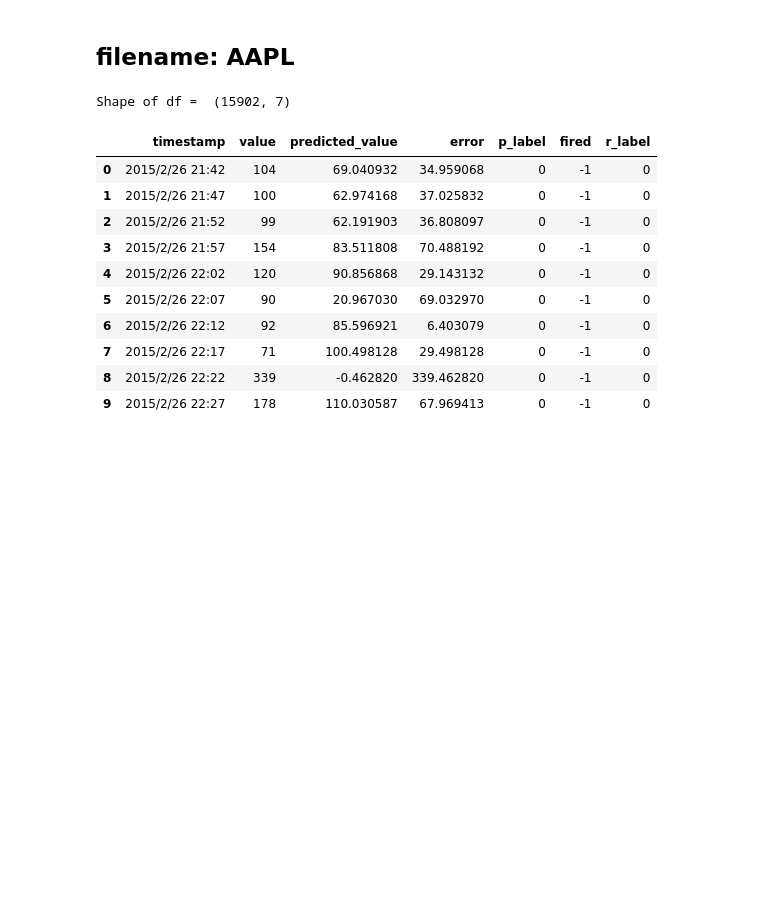
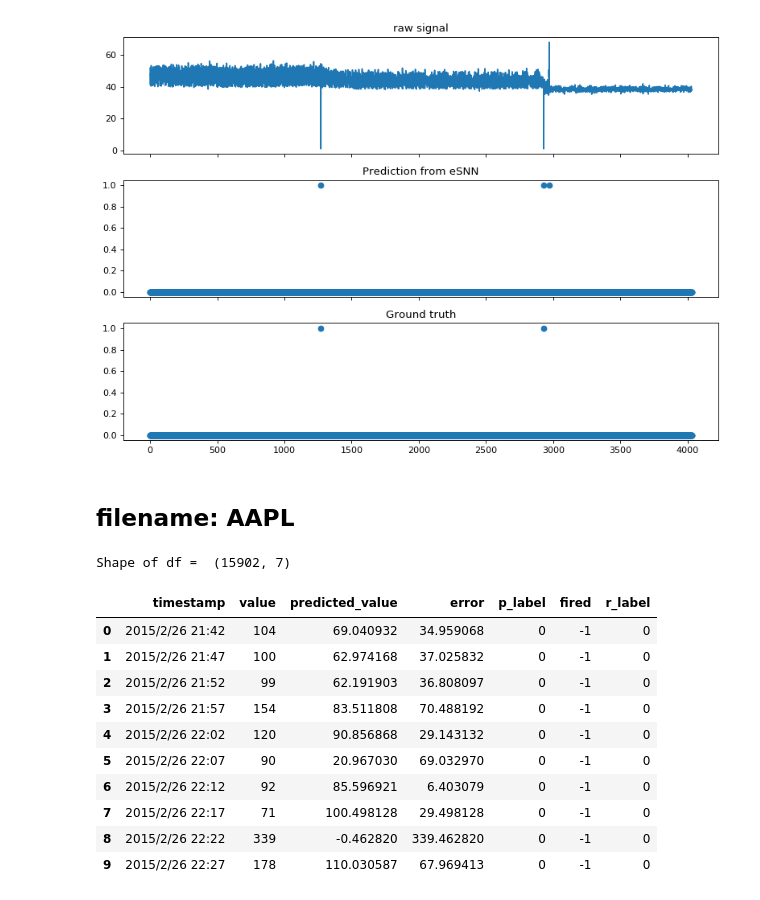
Before and after one commit to yjjuan/eSNN_cplusplus, a Jupyter notebook: drift_detection/20200325_performance_check.ipynb, the cells around one changed output. Saved outputs shown, nothing was run; the diff lists cells and outputs as text; code cells hidden in the pictures; blank space fills up the shorter version.

```diff
--- a/drift_detection/20200325_performance_check.ipynb
+++ b/drift_detection/20200325_performance_check.ipynb
@@ -6,0 +9,6 @@ import matplotlib.pyplot as plt
+# %%
+filename = './models_zoo/NAB/realAWSCloudwatch_ec2_cpu_utilization_5f5533.csv'
+
+df = pd.read_csv(filename)
+print("Shape of df = ", df2.shape)
+df.head(10)
@@ -7,3 +28,20 @@ import matplotlib.pyplot as plt
+# %%
+fig, ax = plt.subplots(3, 1, figsize=(10, 7), sharex='col', dpi=80)
+
+end_idx = 100000
+ax[0].set_title('raw signal', fontsize=12)
+ax[0].plot(df['value'].values[:end_idx],'-')
+#ax[0].vlines(boundary, 0, 2, colors='k', linestyles='dashed')
+
+ax[1].set_title('Prediction from eSNN', fontsize=12)
+ax[1].plot(df['p_label'].values[:end_idx],'o')
+
+ax[2].set_title('Ground truth', fontsize=12)
+ax[2].plot(df['r_label'].values[:end_idx],'o')
+
+plt.tight_layout()
+# %% [output]
+[figure, added]
 # %% [markdown]
 ## filename: AAPL
 # %%
```
Also changed, not shown: parts of 3 cells of this notebook, 1 other file.
